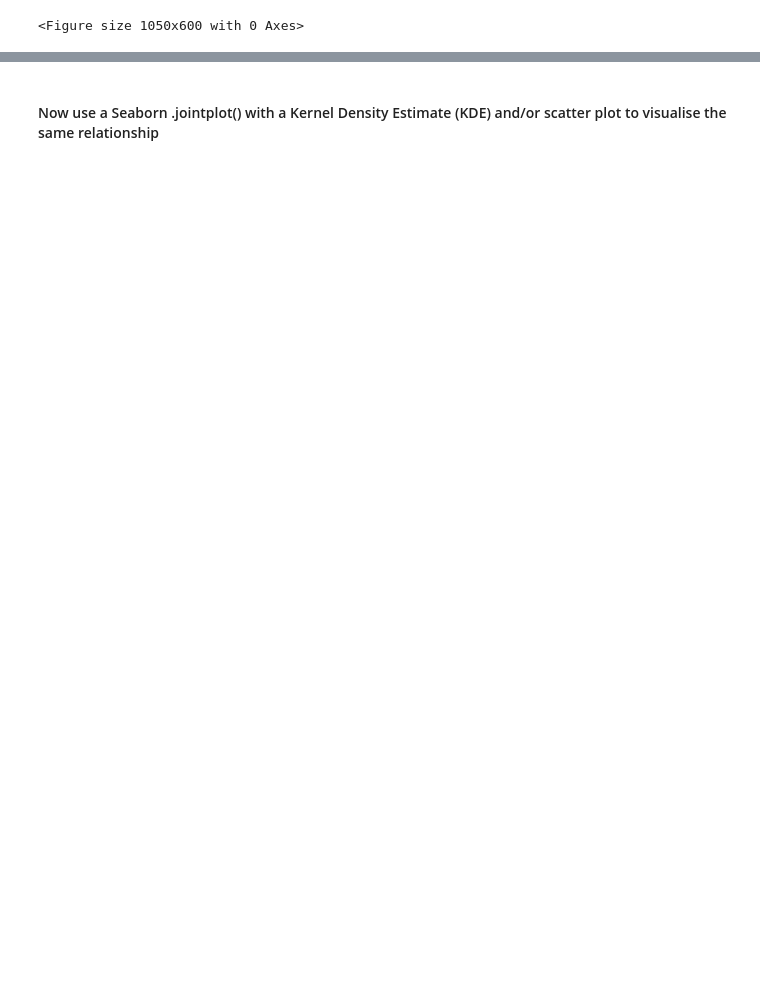
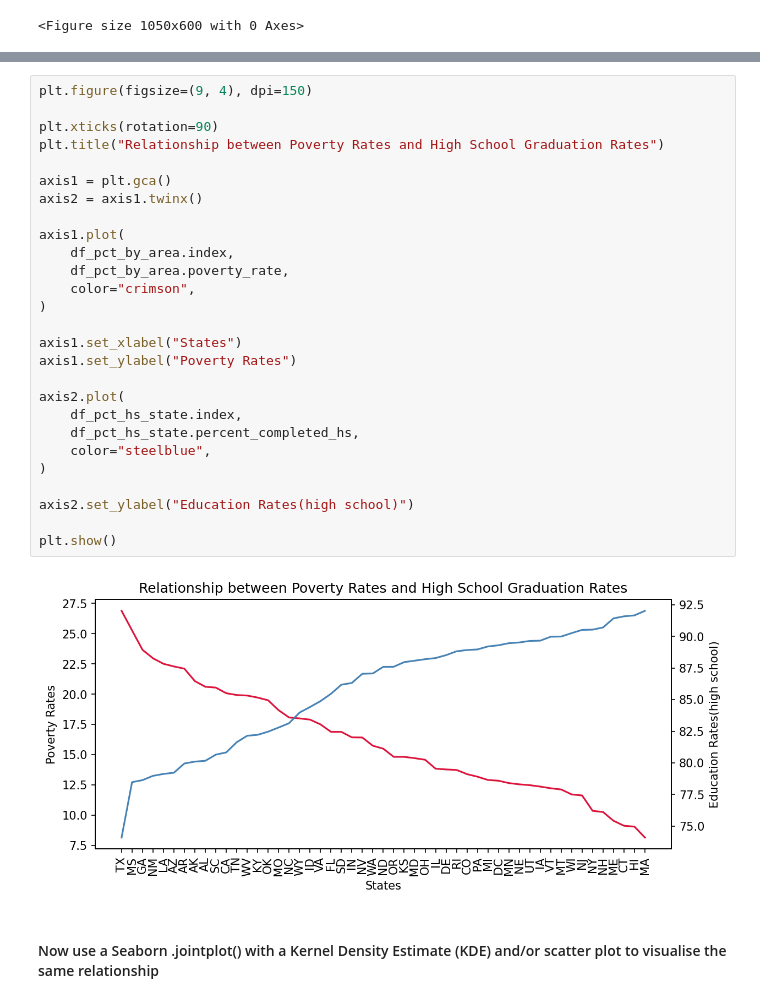
Before and after one commit to nkp1111/python-projects, a Jupyter notebook: 19.analyse_deaths_involving_police_in_the_United_States/Fatal_Force_(start).ipynb, the cells around one changed output, grey strips where cells are left out. Saved outputs shown, nothing was run; the diff lists cells and outputs as text; blank space fills up the shorter version.

```diff
--- a/19.analyse_deaths_involving_police_in_the_United_States/Fatal_Force_(start).ipynb
+++ b/19.analyse_deaths_involving_police_in_the_United_States/Fatal_Force_(start).ipynb
@@ -318,2 +326,31 @@ fig.show()
+# %%
+plt.figure(figsize=(9, 4), dpi=150)
+
+plt.xticks(rotation=90)
+plt.title("Relationship between Poverty Rates and High School Graduation Rates")
+
+axis1 = plt.gca()
+axis2 = axis1.twinx()
+
+axis1.plot(
+    df_pct_by_area.index,
+    df_pct_by_area.poverty_rate,
+    color="crimson",
+)
+
+axis1.set_xlabel("States")
+axis1.set_ylabel("Poverty Rates")
+
+axis2.plot(
+    df_pct_hs_state.index,
+    df_pct_hs_state.percent_completed_hs,
+    color="steelblue",
+)
+
+axis2.set_ylabel("Education Rates(high school)")
+
+plt.show()
+# %% [output]
+[figure, added]
 # %% [markdown]
 #### Now use a Seaborn .jointplot() with a Kernel Density Estimate (KDE) and/or scatter plot to visualise the same relationship
```
Also changed, not shown: parts of 51 cells of this notebook.
